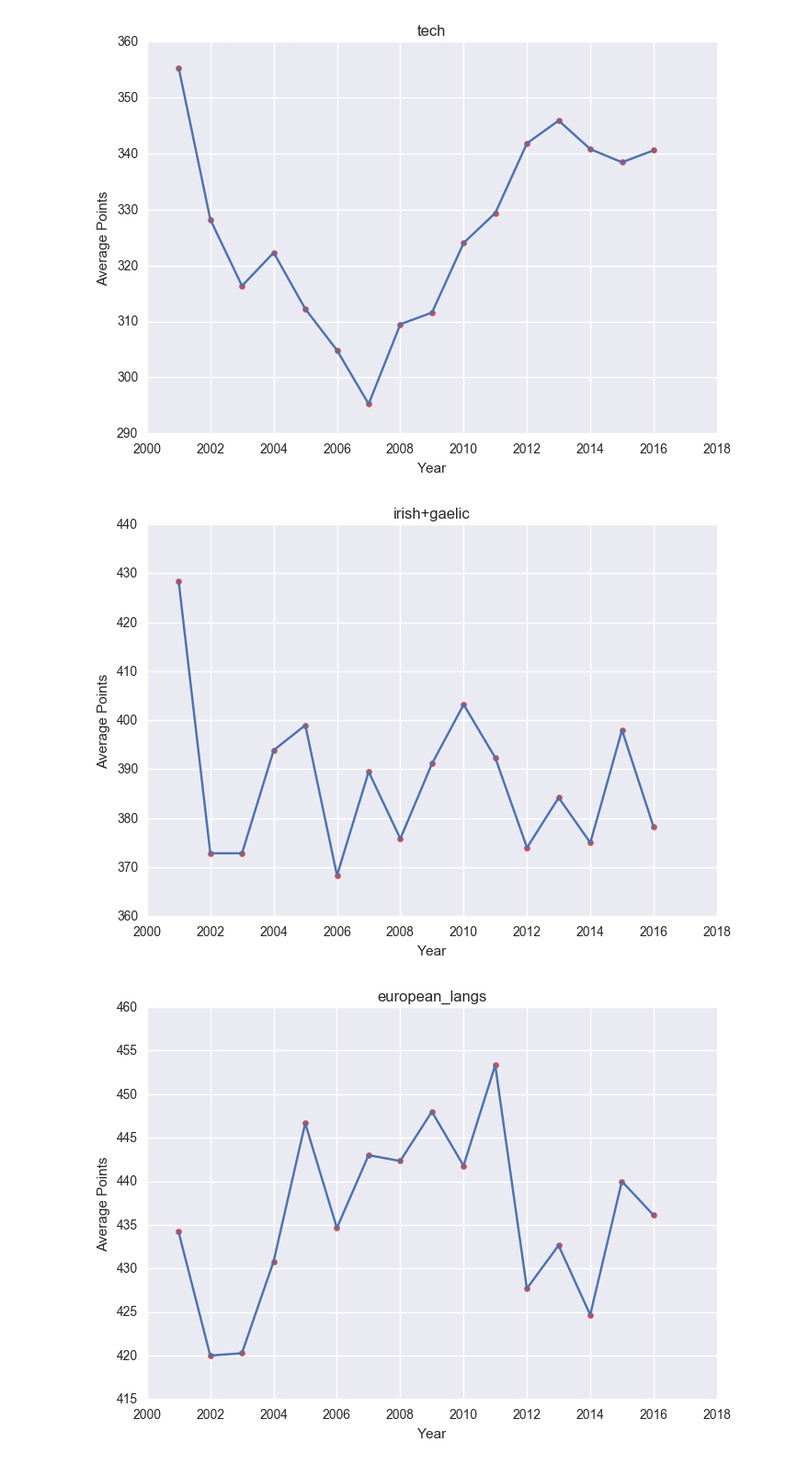
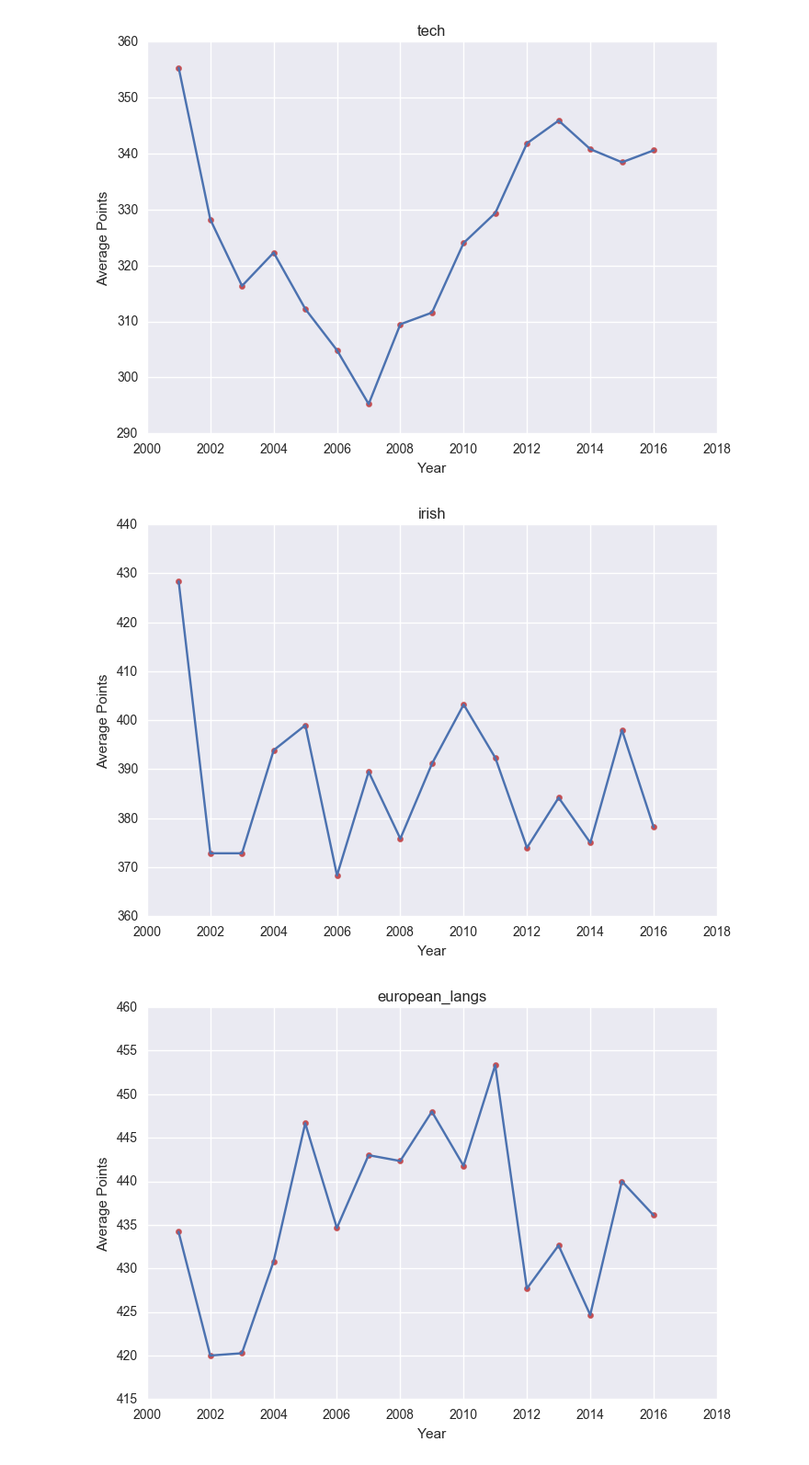
Before and after one commit to glennmoy/cao, a Jupyter notebook: level_8/analyse_data/analyse_data.v2.ipynb, the cells around one changed output. Shown at 92% size. Cells and saved outputs as stored; diff of their text form; code cells hidden in the pictures.

```diff
--- a/level_8/analyse_data/analyse_data.v2.ipynb
+++ b/level_8/analyse_data/analyse_data.v2.ipynb
@@ -1070,15 +1069,15 @@ plot_industry_series(industry_series,industry_name)
 [figure]
 # %%
 q12="""SELECT year,AVG(points) FROM cao_data
-        WHERE desc LIKE '%Irish%' OR '%Gaelic%'
+        WHERE desc LIKE '%Irish%' OR '%Gaelic%' OR '%Celtic%'
         GROUP BY year ORDER BY year ASC"""
 industry_series=ps.sqldf(q12,globals())
 industry_series.columns=['year','points']
 
-industry_name="irish+gaelic"
+industry_name="irish"
 plot_industry_series(industry_series,industry_name)
 # %% [output]
-[figure, old version]
+[figure, new version]
 # %%
 q12="""SELECT year,AVG(points) FROM cao_data
         WHERE (desc LIKE '%French%' OR '%German%' OR '%Spanish%' OR '%Italian%')
```
Also changed, not shown: parts of 14 cells of this notebook, 10 other files.
